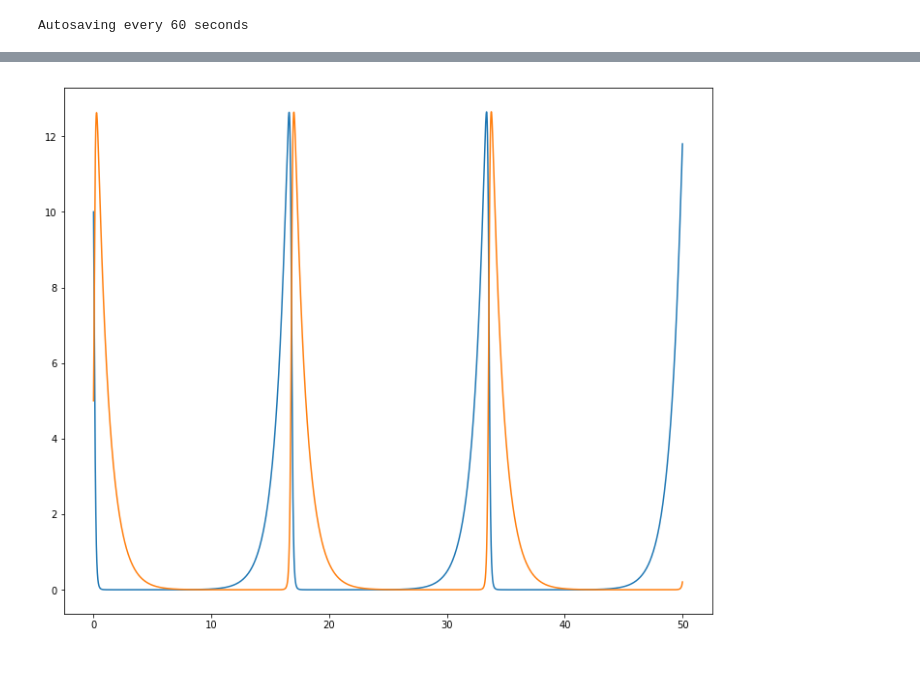
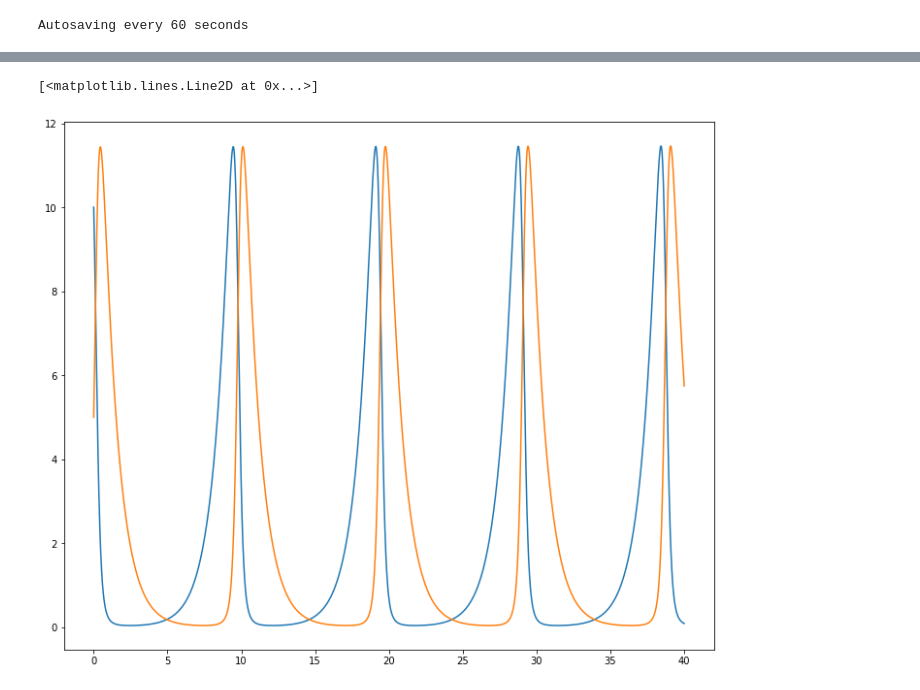
Before and after one commit to rmorantovar/My_Repository, a Jupyter notebook: Nonlinear_models_of_interacting_populations/Jupyter_Notebooks/Volterra_Model.ipynb, the cells around one changed output, grey strips where cells are left out. Saved outputs shown, nothing was run; the diff lists cells and outputs as text; code cells hidden in the pictures.

```diff
--- a/Nonlinear_models_of_interacting_populations/Jupyter_Notebooks/Volterra_Model.ipynb
+++ b/Nonlinear_models_of_interacting_populations/Jupyter_Notebooks/Volterra_Model.ipynb
@@ -8,12 +8,12 @@ Autosaving every 60 seconds
 %%time
 a1 = 1
 a2 = .1
-l1 = 1
-l2 = 1
+l1 = .5
+l2 = .5
 def volterra_model(N1, N2):
     deltaN = np.array([a1*N1 - l1*N1*N2, -a1*N2 + l2*N1*N2])
     return deltaN
-T = 50
+T = 40
 dt = 0.0001
 time = np.linspace(0,T, int(T/dt))
 N1o = 10
@@ -39,4 +40,5 @@ ax.plot(time, N2)
+[<matplotlib.lines.Line2D at 0x...>]
-[figure, old version]
+[figure, new version]
 # %%
 fig, ax = plt.subplots(2, 2, figsize = (24,20))
 
```
Also changed, not shown: parts of 3 cells of this notebook, 1 other file.
